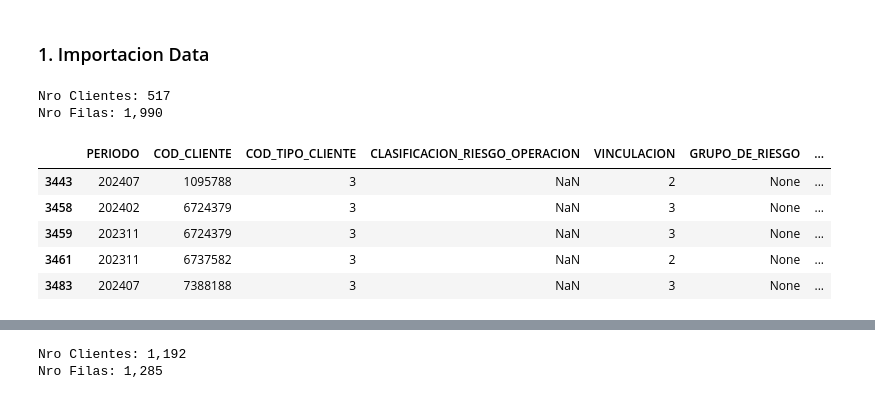
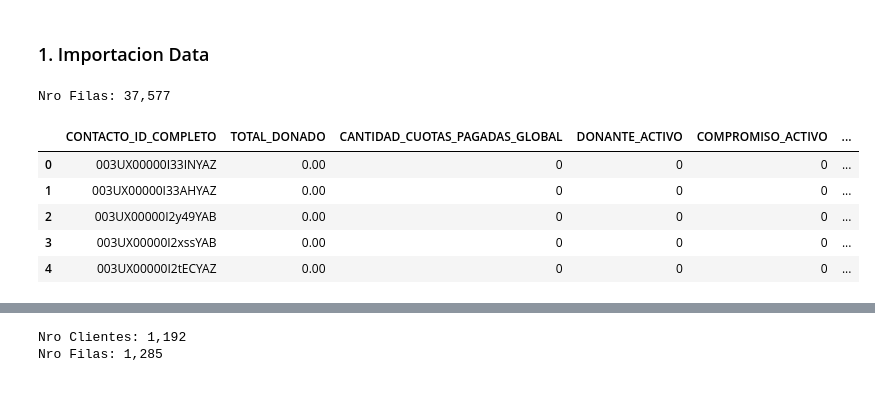
Before and after one commit to MKFabrizio/Datathon_DMC, a Jupyter notebook: notebooks/Clustering_01.ipynb, the cells around one changed output, grey strips where cells are left out. Cells and saved outputs as stored; diff of their text form; code cells hidden in the pictures.

Commit message:
Consolidado final

```diff
--- a/notebooks/Clustering_01.ipynb
+++ b/notebooks/Clustering_01.ipynb
@@ -147,28 +147,18 @@ def limitar_por_derecha(df, columna, limite_superior):
     return df
 # %% [markdown]
 ### 1. Importacion Data
-# %%
-directory_desembolso = "C:/Users/BW439WF/EY/BANRESERVAS_-_PRO - General/PRICING 2024/01. RFI/1. Información recibida/3. Bases de datos/3.1 Desembolsos/"
-df_desembolsos = pd.read_csv(directory_desembolso + 'Desembolsos.csv', sep=',', engine='pyarrow', encoding='LATIN-1', dtype={'Codigo_cliente':str})
-
-df_desembolsos['FECHA_SOLICITUD_DESEMBOLSO'] = pd.to_datetime(df_desembolsos['FECHA_SOLICITUD_DESEMBOLSO'], format='%d-%b-%y')
-df_desembolsos['FECHA_DESEMBOLSO'] = pd.to_datetime(df_desembolsos['FECHA_DESEMBOLSO'], format='%d-%b-%y')
-df_desembolsos['COD_CLIENTE'] = df_desembolsos['COD_CLIENTE'].astype(str)
-
-df_desembolsos = df_desembolsos[df_desembolsos['DESCRIPCION_SEGMENTO'] == 'EMPRESARIAL'].copy()
-df_desembolsos['TASA_DESEMBOLSO'] = df_desembolsos['TASA_DESEMBOLSO'] * 100
-df_desembolsos['TASA_X_MONTO'] = df_desembolsos['TASA_DESEMBOLSO'] * df_desembolsos['TOTAL_AMT_DISBURSED']
-
-# Resumen Data
-print(f'Nro Clientes: {df_desembolsos["COD_CLIENTE"].nunique():,}')
-print(f'Nro Filas: {df_desembolsos.shape[0]:,}')
-df_desembolsos.head()
-# %% [output]
-Nro Clientes: 517
-Nro Filas: 1,990
-|  | PERIODO | COD_CLIENTE | COD_TIPO_CLIENTE | CLASIFICACION_RIESGO_OPERACION | VINCULACION | GRUPO_DE_RIESGO | ... |
-| 3443 | 202407 | 1095788 | 3 | NaN | 2 | None | ... |
-| 3458 | 202402 | 6724379 | 3 | NaN | 3 | None | ... |
-| 3459 | 202311 | 6724379 | 3 | NaN | 3 | None | ... |
-| 3461 | 202311 | 6737582 | 3 | NaN | 2 | None | ... |
-| 3483 | 202407 | 7388188 | 3 | NaN | 3 | None | ... |
+# %%
+directory_consolidado = 'C:/Users/BW439WF/Downloads/Datathon DMC/Datathon_DMC/data/03_interim/'
+df_consolidado = pd.read_parquet(directory_consolidado + 'vars_compromisos_1.parquet')
+# Resumen Data
+#print(f'Nro Clientes: {df_consolidado["COD_CLIENTE"].nunique():,}')
+print(f'Nro Filas: {df_consolidado.shape[0]:,}')
+df_consolidado.head()
+# %% [output]
+Nro Filas: 37,577
+|  | CONTACTO_ID_COMPLETO | TOTAL_DONADO | CANTIDAD_CUOTAS_PAGADAS_GLOBAL | DONANTE_ACTIVO | COMPROMISO_ACTIVO | ... |
+| 0 | 003UX00000I33INYAZ | 0.00 | 0 | 0 | 0 | ... |
+| 1 | 003UX00000I33AHYAZ | 0.00 | 0 | 0 | 0 | ... |
+| 2 | 003UX00000I2y49YAB | 0.00 | 0 | 0 | 0 | ... |
+| 3 | 003UX00000I2xssYAB | 0.00 | 0 | 0 | 0 | ... |
+| 4 | 003UX00000I2tECYAZ | 0.00 | 0 | 0 | 0 | ... |
```
Also changed, not shown: parts of 3 cells of this notebook, 1 other file.
